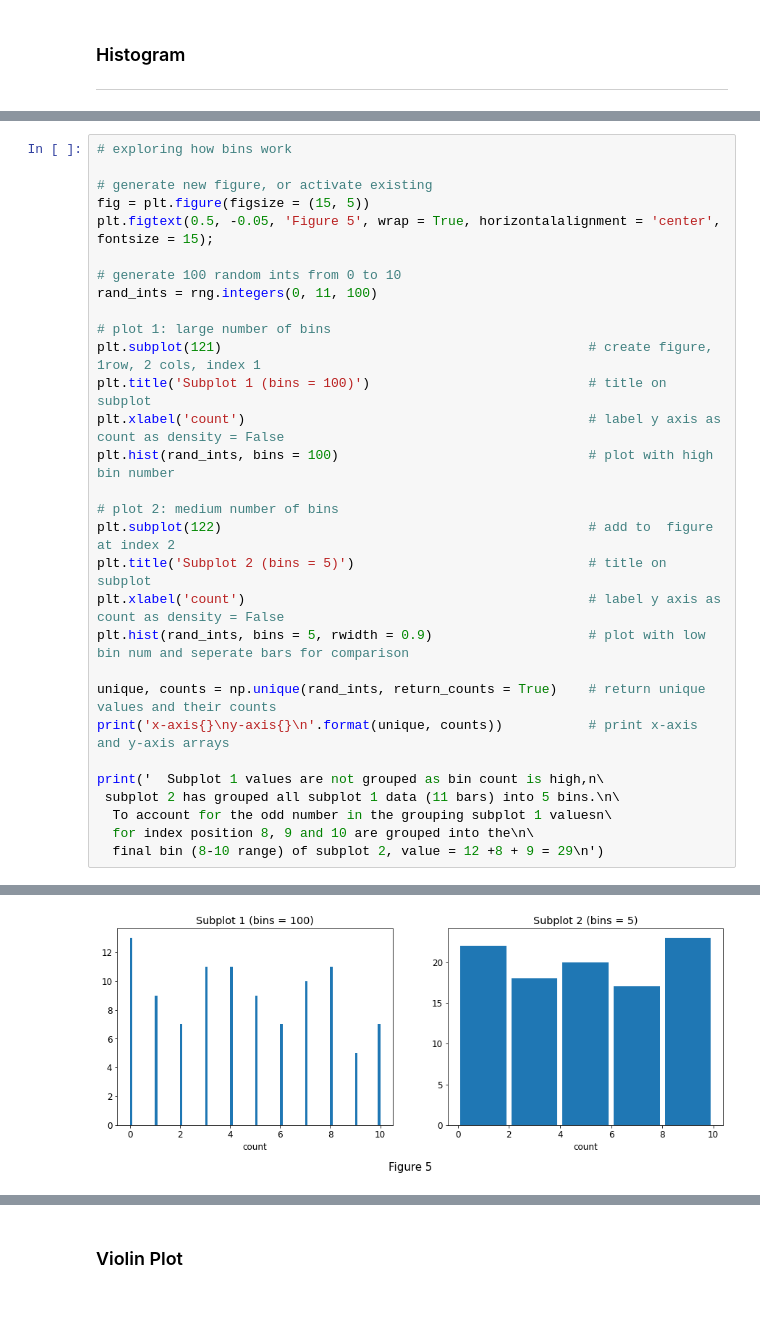
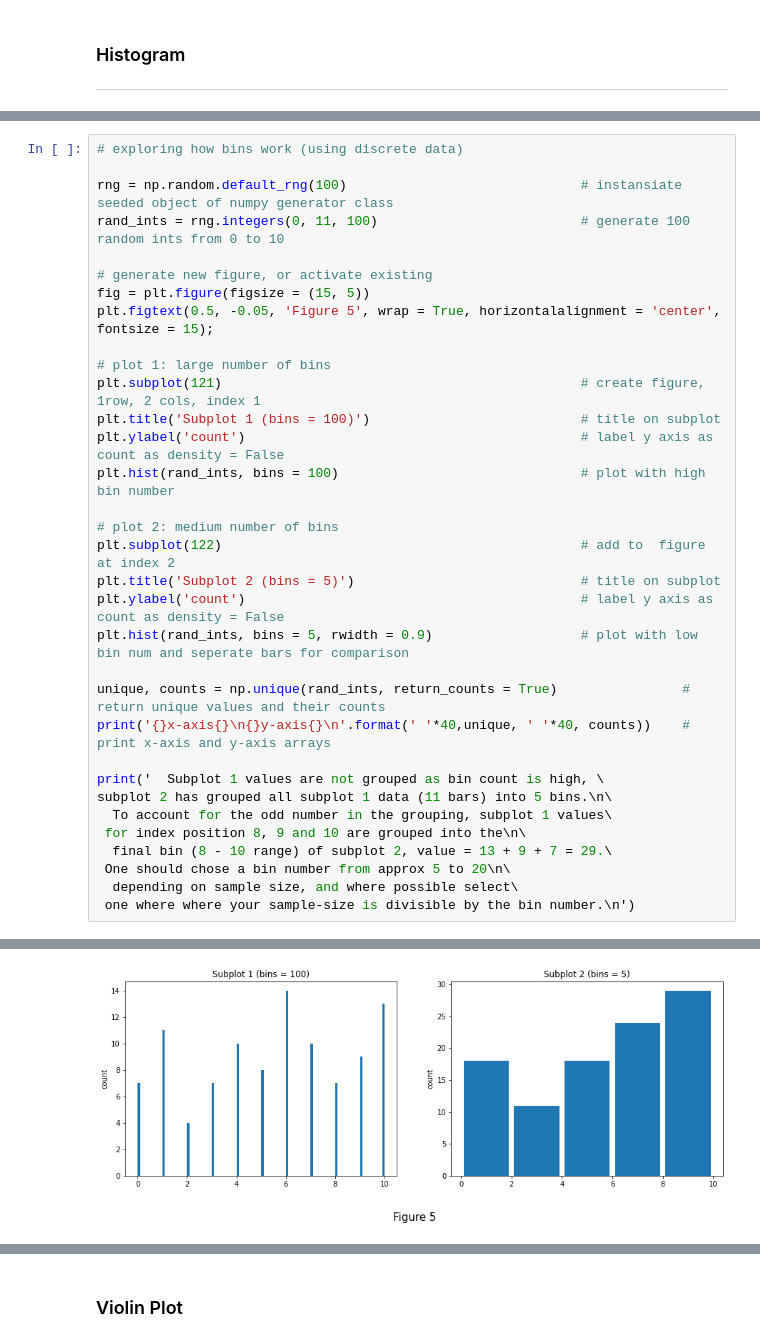
Before and after one commit to CiaranMoran27/Fundamentals-of-Data-Analysis, a Jupyter notebook: pyplot.ipynb, the cells around one changed output, grey strips where cells are left out. Saved outputs shown, nothing was run; the diff lists cells and outputs as text; blank space fills up the shorter version.

Commit message:
Histogram Real world analysis description added to pyplot notebook

```diff
--- a/pyplot.ipynb
+++ b/pyplot.ipynb
@@ -314,33 +314,36 @@ code used to generate Figure 5 below does not specify a density parameter which
 of figure 5 shows the difference in applying a different number of bins to the same array, where subplot 1 looks essentially looks like a barchart as the number<br>
 of bins is set to a high value, whereas subplot 2 shows the same data grouped into 5 bins (see code print statement for more info on the grouping).
 # %%
-# exploring how bins work
+# exploring how bins work (using discrete data)
+
+rng = np.random.default_rng(100)                              # instansiate seeded object of numpy generator class
+rand_ints = rng.integers(0, 11, 100)                          # generate 100 random ints from 0 to 10
 
 # generate new figure, or activate existing
 fig = plt.figure(figsize = (15, 5))
 plt.figtext(0.5, -0.05, 'Figure 5', wrap = True, horizontalalignment = 'center', fontsize = 15);
 
-# generate 100 random ints from 0 to 10
-rand_ints = rng.integers(0, 11, 100)
-
 # plot 1: large number of bins
-plt.subplot(121)                                               # create figure, 1row, 2 cols, index 1
-plt.title('Subplot 1 (bins = 100)')                            # title on subplot
-plt.xlabel('count')                                            # label y axis as count as density = False
-plt.hist(rand_ints, bins = 100)                                # plot with high bin number
+plt.subplot(121)                                              # create figure, 1row, 2 cols, index 1
+plt.title('Subplot 1 (bins = 100)')                           # title on subplot
+plt.ylabel('count')                                           # label y axis as count as density = False
+plt.hist(rand_ints, bins = 100)                               # plot with high bin number
 
 # plot 2: medium number of bins
-plt.subplot(122)                                               # add to  figure at index 2
-plt.title('Subplot 2 (bins = 5)')                              # title on subplot
-plt.xlabel('count')                                            # label y axis as count as density = False
-plt.hist(rand_ints, bins = 5, rwidth = 0.9)                    # plot with low bin num and seperate bars for comparison
+plt.subplot(122)                                              # add to  figure at index 2
+plt.title('Subplot 2 (bins = 5)')                             # title on subplot
+plt.ylabel('count')                                           # label y axis as count as density = False
+plt.hist(rand_ints, bins = 5, rwidth = 0.9)                   # plot with low bin num and seperate bars for comparison
 
-unique, counts = np.unique(rand_ints, return_counts = True)    # return unique values and their counts
-print('x-axis{}\ny-axis{}\n'.format(unique, counts))           # print x-axis and y-axis arrays
+unique, counts = np.unique(rand_ints, return_counts = True)                # return unique values and their counts
+print('{}x-axis{}\n{}y-axis{}\n'.format(' '*40,unique, ' '*40, counts))    # print x-axis and y-axis arrays
 
-print('  Subplot 1 values are not grouped as bin count is high,n\
- subplot 2 has grouped all subplot 1 data (11 bars) into 5 bins.\n\
-  To account for the odd number in the grouping subplot 1 valuesn\
-  for index position 8, 9 and 10 are grouped into the\n\
-  final bin (8-10 range) of subplot 2, value = 12 +8 + 9 = 29\n')
+print('  Subplot 1 values are not grouped as bin count is high, \
+subplot 2 has grouped all subplot 1 data (11 bars) into 5 bins.\n\
+  To account for the odd number in the grouping, subplot 1 values\
+ for index position 8, 9 and 10 are grouped into the\n\
+  final bin (8 - 10 range) of subplot 2, value = 13 + 9 + 7 = 29.\
+ One should chose a bin number from approx 5 to 20\n\
+  depending on sample size, and where possible select\
+ one where where your sample-size is divisible by the bin number.\n')
 # %% [output]
@@ -353 +357 @@ y-axis[13  9  7 11 11  9  7 10 11  5  7]
-[figure, old version]
+[figure, new version]
```
Also changed, not shown: parts of 8 cells of this notebook.
